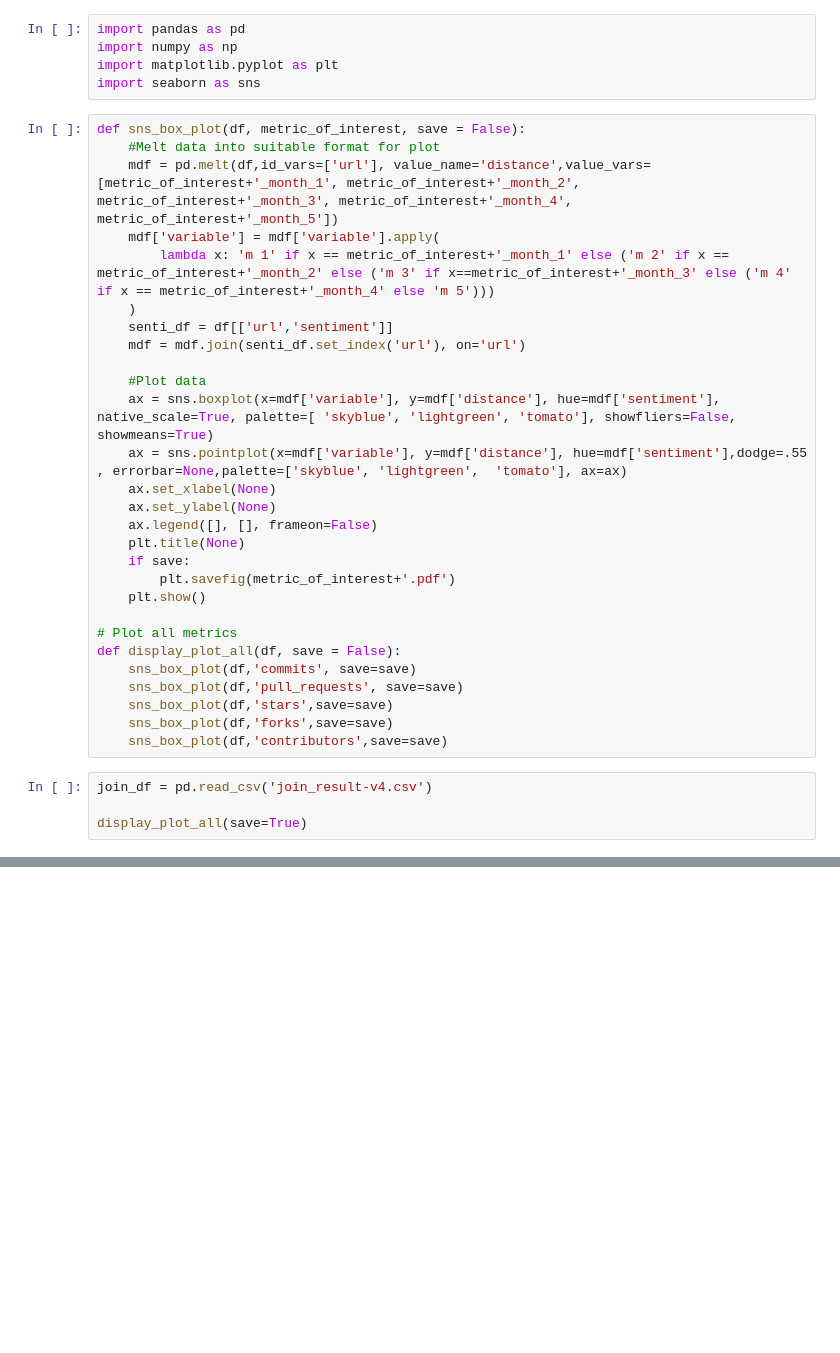
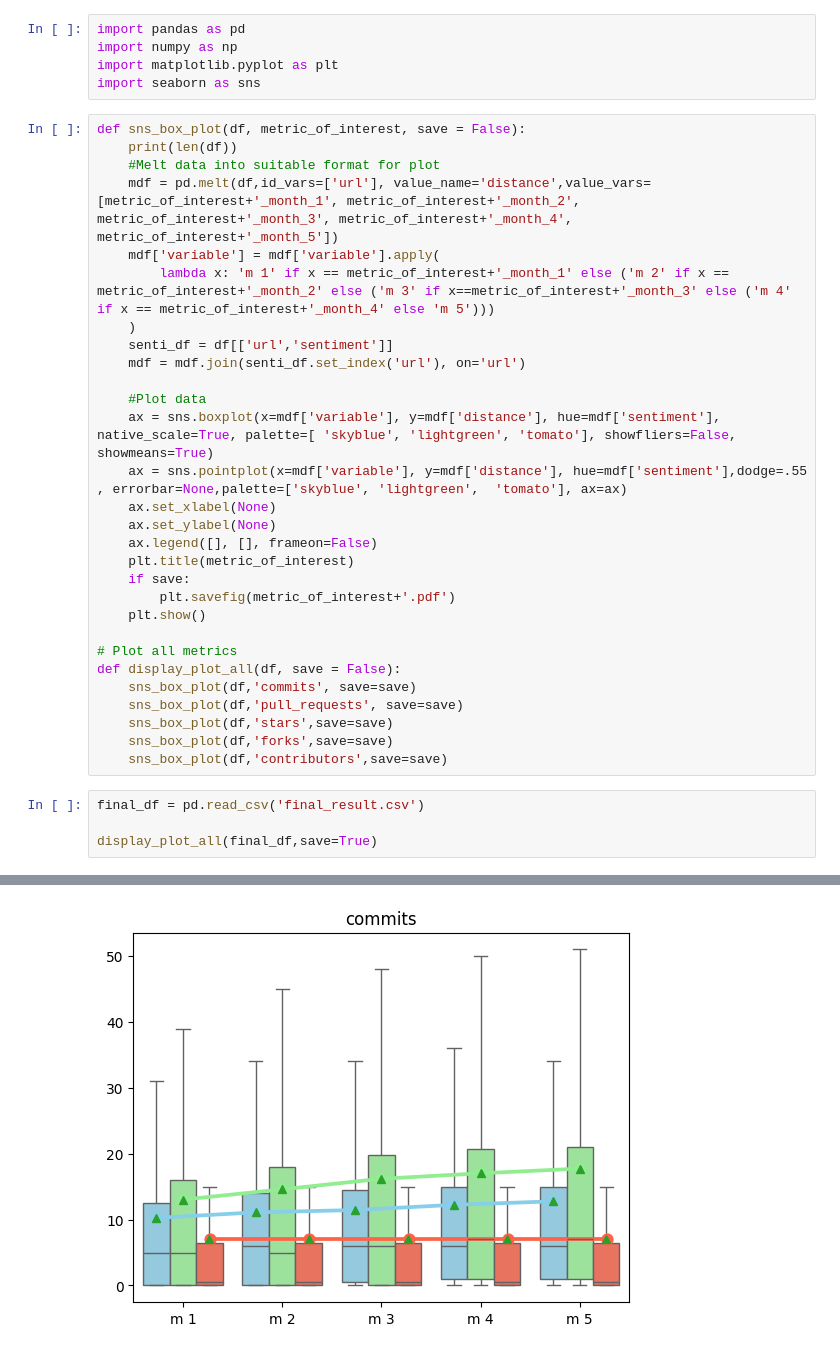
Before and after one commit to MUICT-SERU/SP2024-GPT, a Jupyter notebook: src/rq3/HN-effect-GH-growth/visualizer.ipynb, the cells around one changed output, grey strips where cells are left out. Saved outputs shown, nothing was run; the diff lists cells and outputs as text; blank space fills up the shorter version.

Commit message:
Update visualizer
Update the visualizer to be compatible with the newly added outline filter

```diff
--- a/src/rq3/HN-effect-GH-growth/visualizer.ipynb
+++ b/src/rq3/HN-effect-GH-growth/visualizer.ipynb
@@ -5,6 +5,7 @@ import matplotlib.pyplot as plt
 import seaborn as sns
 # %%
 def sns_box_plot(df, metric_of_interest, save = False):
+    print(len(df))
     #Melt data into suitable format for plot
     mdf = pd.melt(df,id_vars=['url'], value_name='distance',value_vars=[metric_of_interest+'_month_1', metric_of_interest+'_month_2', metric_of_interest+'_month_3', metric_of_interest+'_month_4', metric_of_interest+'_month_5'])
     mdf['variable'] = mdf['variable'].apply(
@@ -19,7 +20,7 @@ def sns_box_plot(df, metric_of_interest, save = False):
     ax.set_xlabel(None)
     ax.set_ylabel(None)
     ax.legend([], [], frameon=False)
-    plt.title(None)
+    plt.title(metric_of_interest)
     if save:
         plt.savefig(metric_of_interest+'.pdf')
     plt.show()
@@ -32,6 +33,7 @@ def display_plot_all(df, save = False):
     sns_box_plot(df,'forks',save=save)
     sns_box_plot(df,'contributors',save=save)
 # %%
-join_df = pd.read_csv('join_result-v4.csv')
+final_df = pd.read_csv('final_result.csv')
 
-display_plot_all(save=True)
+display_plot_all(final_df,save=True)
+# %% [output]
@@ -37,0 +41 @@ display_plot_all(save=True)
+[figure, added]
```
Also changed, not shown: parts of 1 cell of this notebook.
